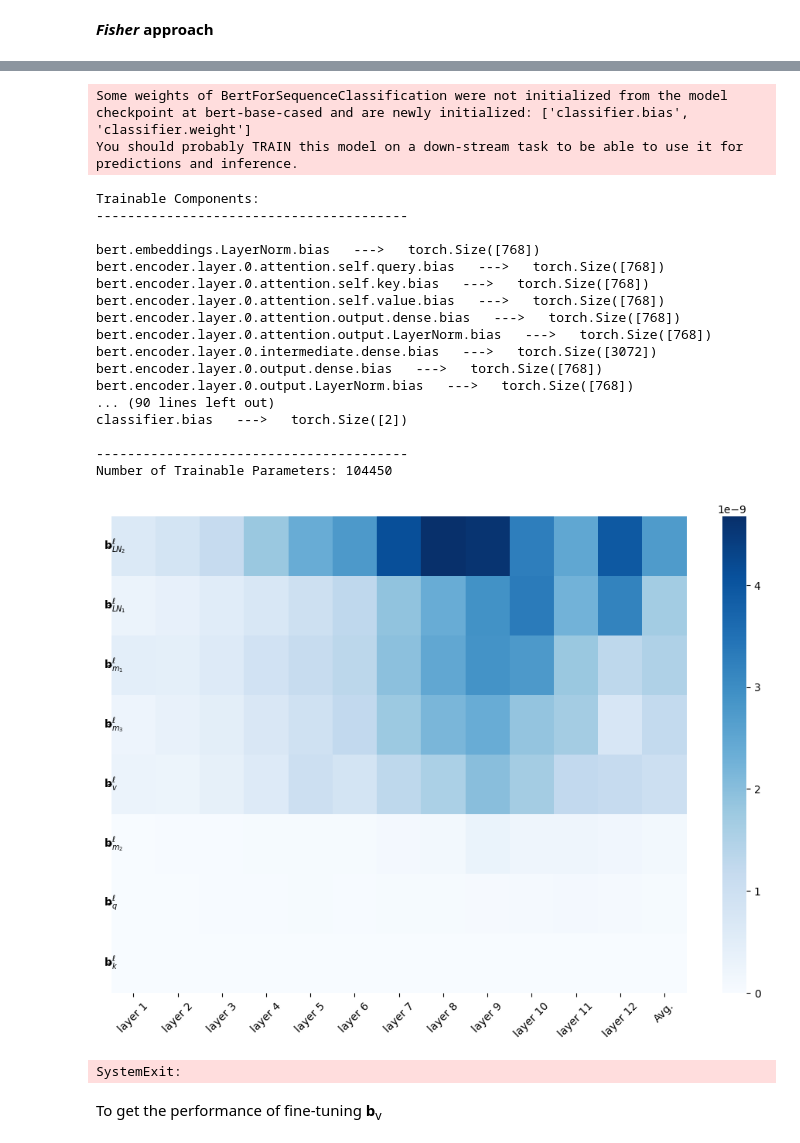
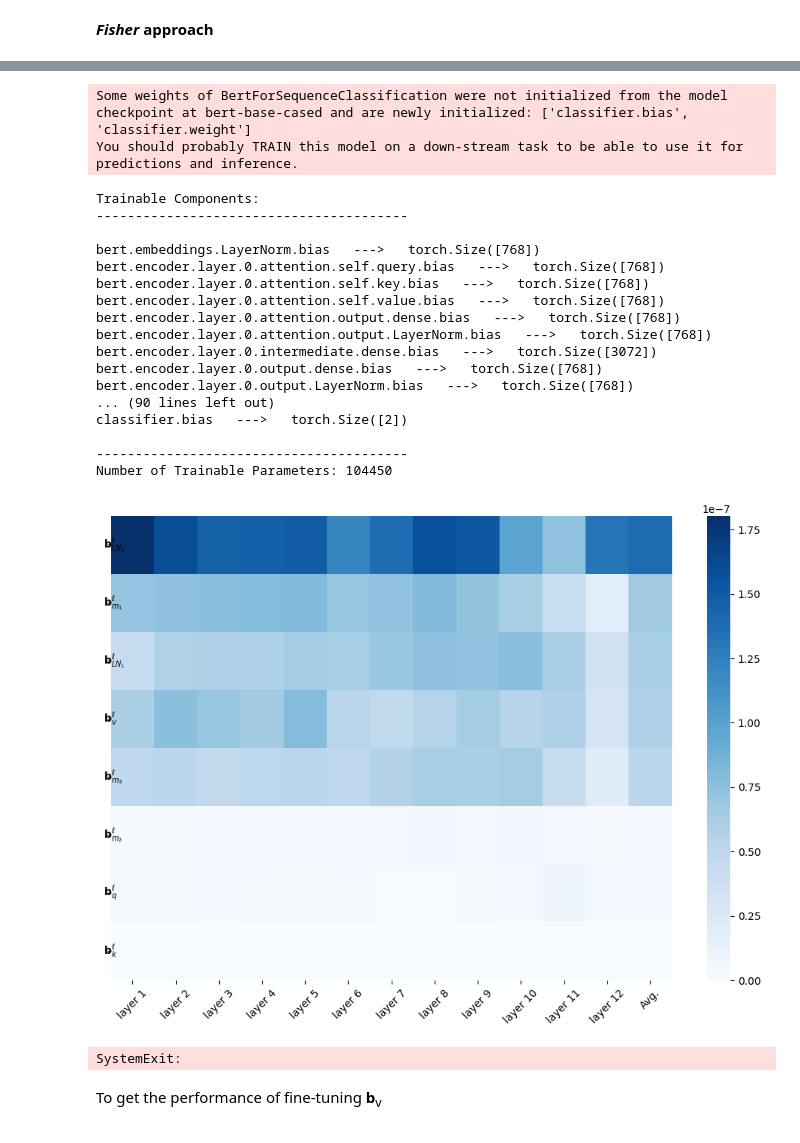
Before and after one commit to whubaichuan/BEFT, a Jupyter notebook: tutorial.ipynb, the cells around one changed output, grey strips where cells are left out. Drawn from its saved outputs; the diff is of its cells as text; code cells hidden in the pictures.

```diff
--- a/tutorial.ipynb
+++ b/tutorial.ipynb
@@ -967,7 +967,7 @@ def _plot_training_details(args,data_size):
     if args.fine_tune_type == 'bitfit':
         LOGGER.info(f"Bias Trainable Terms: {'all bias terms' if 'all' in args.bias_terms else args.bias_terms}")
 
-    lr_bert_base = {'mrpc':7e-4}
+    lr_bert_base = {'sst2':4e-4}
 
     LOGGER.info(f'Epochs: {args.epochs}')
     if args.fine_tune_type == 'bitfit':
@@ -1019,7 +1019,7 @@ def _perform_training_preparations(evaluator, args, trainable_components):
 def main(args):
     # args parsing
     _validate_args(args)
-    train_size = 367 # MRPC
+    train_size = 1000 # SST2
     _plot_training_details(args,train_size)
     # seed
     set_seed(args.seed)
@@ -1037,7 +1037,7 @@ def main(args):
         evaluator.fisher_information(args,trainable_components)
         sys.exit()
     # train and evaluate
-    evaluator.train_and_evaluate(args.epochs, args.output_path,args.epochs-1)
+    evaluator.train_and_evaluate(args.epochs, args.output_path)
 
     # saving artifacts
     if not args.bias_terms_loop:
@@ -1124,7 +1124,7 @@ You should probably TRAIN this model on a down-stream task to be able to use it
 # %%
 args = SimpleNamespace(
     output_path='./results',
-    task_name='mrpc',
+    task_name='sst2',
     model_name='bert-base-cased',
     bias_terms_loop=False,
     fisher=True,
@@ -1162,23 +1162,23 @@ main(args)
 Some weights of BertForSequenceClassification were not initialized from the model checkpoint at bert-base-cased and are newly initialized: ['classifier.bias', 'classifier.weight']
 You should probably TRAIN this model on a down-stream task to be able to use it for predictions and inference.
 Trainable Components:
 ----------------------------------------
 
 bert.embeddings.LayerNorm.bias   --->   torch.Size([768])
 bert.encoder.layer.0.attention.self.query.bias   --->   torch.Size([768])
 bert.encoder.layer.0.attention.self.key.bias   --->   torch.Size([768])
 bert.encoder.layer.0.attention.self.value.bias   --->   torch.Size([768])
 bert.encoder.layer.0.attention.output.dense.bias   --->   torch.Size([768])
 bert.encoder.layer.0.attention.output.LayerNorm.bias   --->   torch.Size([768])
 bert.encoder.layer.0.intermediate.dense.bias   --->   torch.Size([3072])
 bert.encoder.layer.0.output.dense.bias   --->   torch.Size([768])
 bert.encoder.layer.0.output.LayerNorm.bias   --->   torch.Size([768])
 ... (90 lines left out)
 classifier.bias   --->   torch.Size([2])
 
 ----------------------------------------
 Number of Trainable Parameters: 104450
-[figure, old version]
+[figure, new version]
 SystemExit:
 # %% [markdown]
 To get the performance of fine-tuning **b**<sub>v</sub>
```
Also changed, not shown: parts of 6 cells of this notebook, 3 other files.
